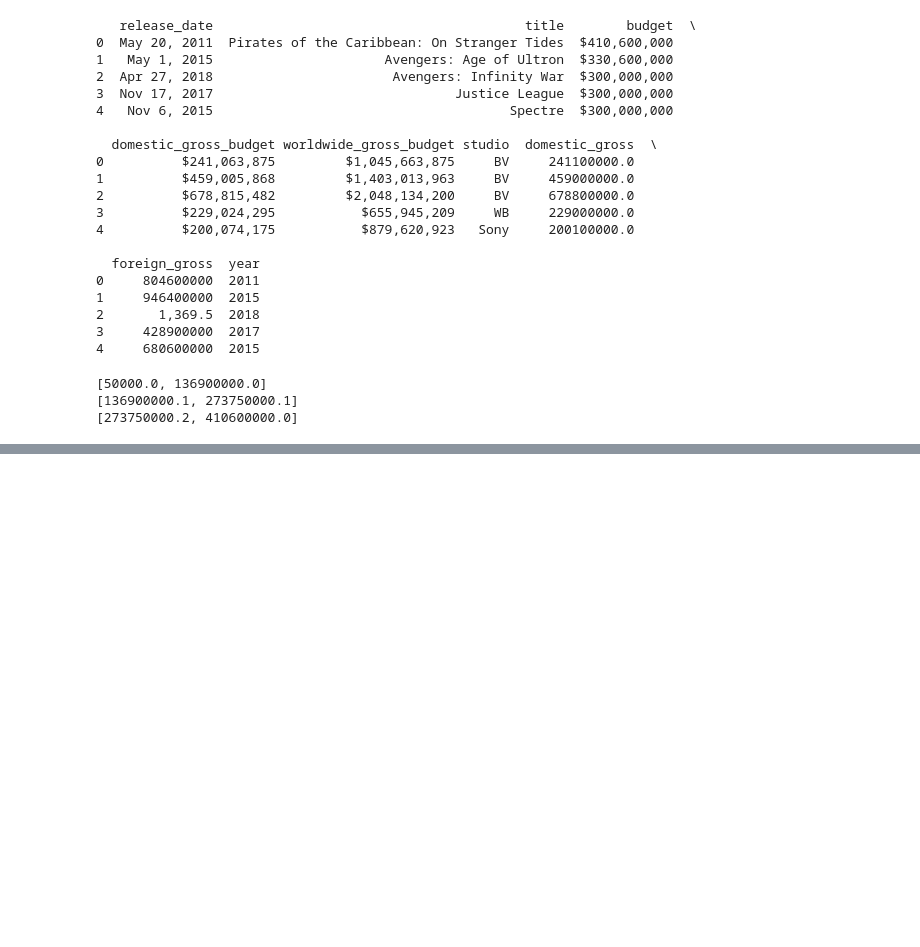
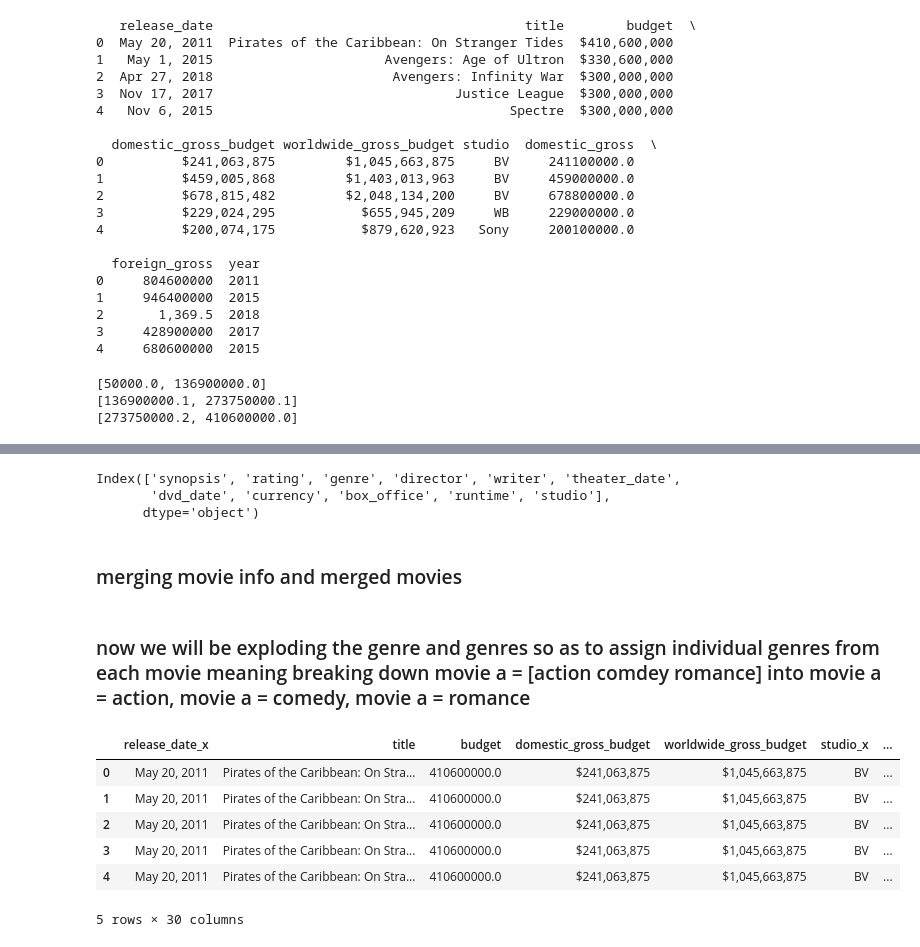
Before and after one commit to GiannaSal/phase-2-project, a Jupyter notebook: salma.ipynb, the cells around one changed output, grey strips where cells are left out. Saved outputs shown, nothing was run; the diff lists cells and outputs as text; code cells hidden in the pictures; blank space fills up the shorter version.

```diff
--- a/salma.ipynb
+++ b/salma.ipynb
@@ -515,0 +542,4 @@ print(high_budget)
+# %%
+# Merge tmdb movies and combined_movies_finances on title
+merged_movies = pd.merge(combined_movies_finances, tmdb_movies, on='title', how='inner')
+#print(merged_movies.head())
@@ -515,0 +548,26 @@ print(high_budget)
+# %%
+#convert lists to tuples
+def lists_to_tuples(df):
+    for col in df.columns:
+        # Check if any row in the column is a list
+        if df[col].apply(lambda x: isinstance(x, list)).any():
+            df[col] = df[col].apply(lambda x: tuple(x) if isinstance(x, list) else x)
+    return df
+
+#convert lists to tuples
+merged_movies = lists_to_tuples(merged_movies)
+movie_info = lists_to_tuples(movie_info)
+
+#drop duplicates
+merged_movies = merged_movies.drop_duplicates()
+movie_info = movie_info.drop_duplicates()
+# %%
+movie_info.columns
+# %% [output]
+Index(['synopsis', 'rating', 'genre', 'director', 'writer', 'theater_date',
+       'dvd_date', 'currency', 'box_office', 'runtime', 'studio'],
+      dtype='object')
+# %% [markdown]
+### merging movie info and merged movies
+# %% [markdown]
+### now we will be exploding the genre and genres so as to assign individual genres from each movie meaning breaking down movie a = [action comdey romance] into movie a = action, movie a = comedy, movie a = romance
@@ -515,0 +584,17 @@ print(high_budget)
+# %%
+merged_movies = pd.merge(
+    merged_movies_exploded,
+    movie_info_exploded,
+    left_on='genres',
+    right_on='genre',
+    how='inner'
+)
+merged_movies.head()
+# %% [output]
+|  | release_date_x | title | budget | domestic_gross_budget | worldwide_gross_budget | studio_x | ... |
+| 0 | May 20, 2011 | Pirates of the Caribbean: On Stra... | 410600000.0 | $241,063,875 | $1,045,663,875 | BV | ... |
+| 1 | May 20, 2011 | Pirates of the Caribbean: On Stra... | 410600000.0 | $241,063,875 | $1,045,663,875 | BV | ... |
+| 2 | May 20, 2011 | Pirates of the Caribbean: On Stra... | 410600000.0 | $241,063,875 | $1,045,663,875 | BV | ... |
+| 3 | May 20, 2011 | Pirates of the Caribbean: On Stra... | 410600000.0 | $241,063,875 | $1,045,663,875 | BV | ... |
+| 4 | May 20, 2011 | Pirates of the Caribbean: On Stra... | 410600000.0 | $241,063,875 | $1,045,663,875 | BV | ... |
+5 rows × 30 columns
```
Also changed, not shown: parts of 9 cells of this notebook.
